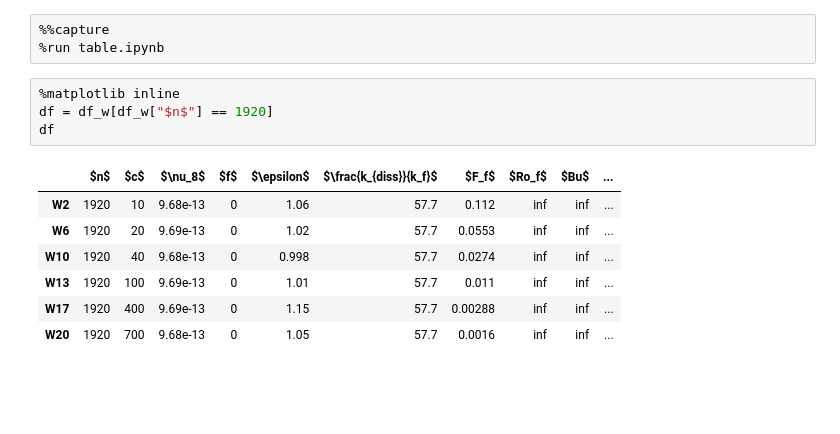
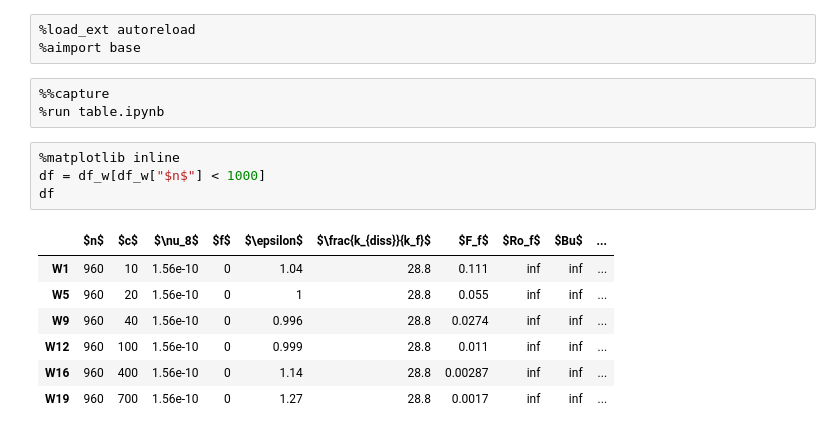
Before and after one commit to ashwinvis/augieretal_jfm_2019_shallow_water, a Jupyter notebook: Python/flatness_vartiation.ipynb, the cells around one changed output. Saved outputs shown, nothing was run; the diff lists cells and outputs as text; blank space fills up the shorter version.

```diff
--- a/Python/flatness_vartiation.ipynb
+++ b/Python/flatness_vartiation.ipynb
@@ -1,15 +1,18 @@
+# %%
+%load_ext autoreload
+%aimport base
 # %%
 %%capture
 %run table.ipynb
 # %%
 %matplotlib inline
-df = df_w[df_w["$n$"] == 1920]
+df = df_w[df_w["$n$"] < 1000]
 df
 # %% [output]
 |  | $n$ | $c$ | $\nu_8$ | $f$ | $\epsilon$ | $\frac{k_{diss}}{k_f}$ | $F_f$ | $Ro_f$ | $Bu$ | ... |
-| W2 | 1920 | 10 | 9.68e-13 | 0 | 1.06 | 57.7 | 0.112 | inf | inf | ... |
-| W6 | 1920 | 20 | 9.69e-13 | 0 | 1.02 | 57.7 | 0.0553 | inf | inf | ... |
-| W10 | 1920 | 40 | 9.68e-13 | 0 | 0.998 | 57.7 | 0.0274 | inf | inf | ... |
-| W13 | 1920 | 100 | 9.69e-13 | 0 | 1.01 | 57.7 | 0.011 | inf | inf | ... |
-| W17 | 1920 | 400 | 9.69e-13 | 0 | 1.15 | 57.7 | 0.00288 | inf | inf | ... |
-| W20 | 1920 | 700 | 9.68e-13 | 0 | 1.05 | 57.7 | 0.0016 | inf | inf | ... |
+| W1 | 960 | 10 | 1.56e-10 | 0 | 1.04 | 28.8 | 0.111 | inf | inf | ... |
+| W5 | 960 | 20 | 1.56e-10 | 0 | 1 | 28.8 | 0.055 | inf | inf | ... |
+| W9 | 960 | 40 | 1.56e-10 | 0 | 0.996 | 28.8 | 0.0274 | inf | inf | ... |
+| W12 | 960 | 100 | 1.56e-10 | 0 | 0.999 | 28.8 | 0.011 | inf | inf | ... |
+| W16 | 960 | 400 | 1.56e-10 | 0 | 1.14 | 28.8 | 0.00287 | inf | inf | ... |
+| W19 | 960 | 700 | 1.56e-10 | 0 | 1.27 | 28.8 | 0.0017 | inf | inf | ... |
```
Also changed, not shown: parts of 16 cells of this notebook, 2 other files.
